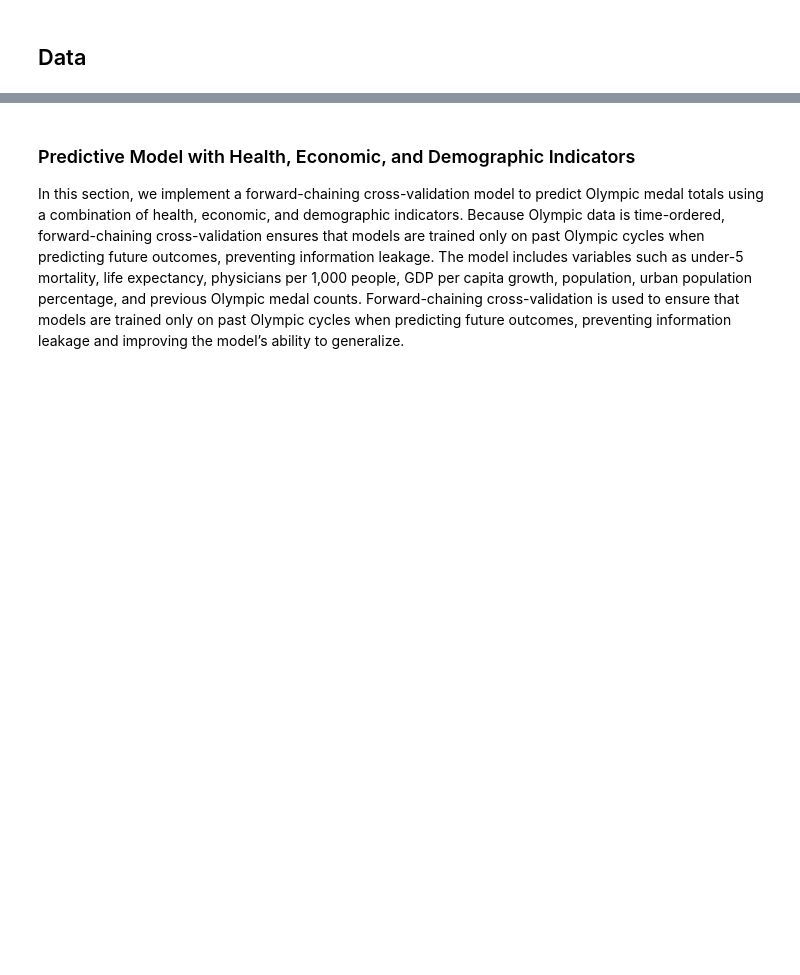
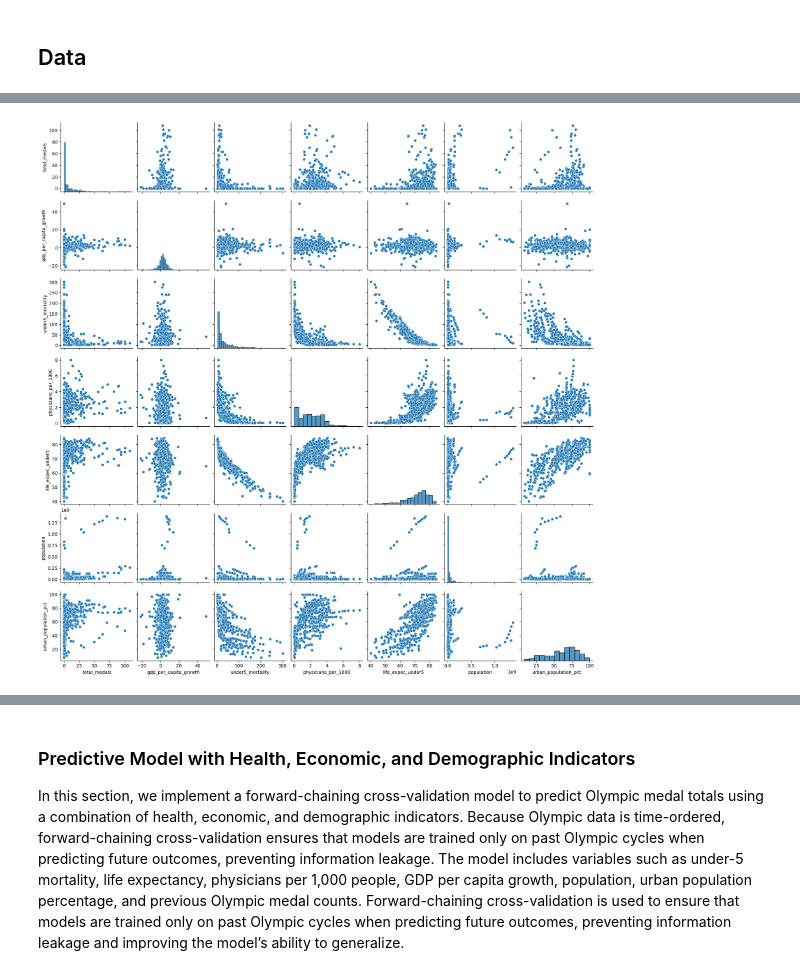
Before and after one commit to COGS108/Group019_WI26, a Jupyter notebook: 03-FinalProject.ipynb, the cells around one changed output, grey strips where cells are left out. Saved outputs shown, nothing was run; the diff lists cells and outputs as text; code cells hidden in the pictures; blank space fills up the shorter version.

```diff
--- a/03-FinalProject.ipynb
+++ b/03-FinalProject.ipynb
@@ -103,0 +177,3 @@ Instructions: REPLACE the contents of this cell with your work, including any up
+# %%
+final_df = pd.read_csv('data/00-raw/final_olympics_dataset.csv')
+final_df.head()
@@ -103,0 +213,4 @@ Instructions: REPLACE the contents of this cell with your work, including any up
+# %%
+medal_vs_factors_plot = sns.pairplot(final_df, vars = ['total_medals', 'gdp_per_capita_growth', 'under5_mortality', 'physicians_per_1000', 'life_expec_under5', 'population', 'urban_population_pct'])
+# %% [output]
+[figure, added]
```
Also changed, not shown: parts of 33 cells of this notebook.
